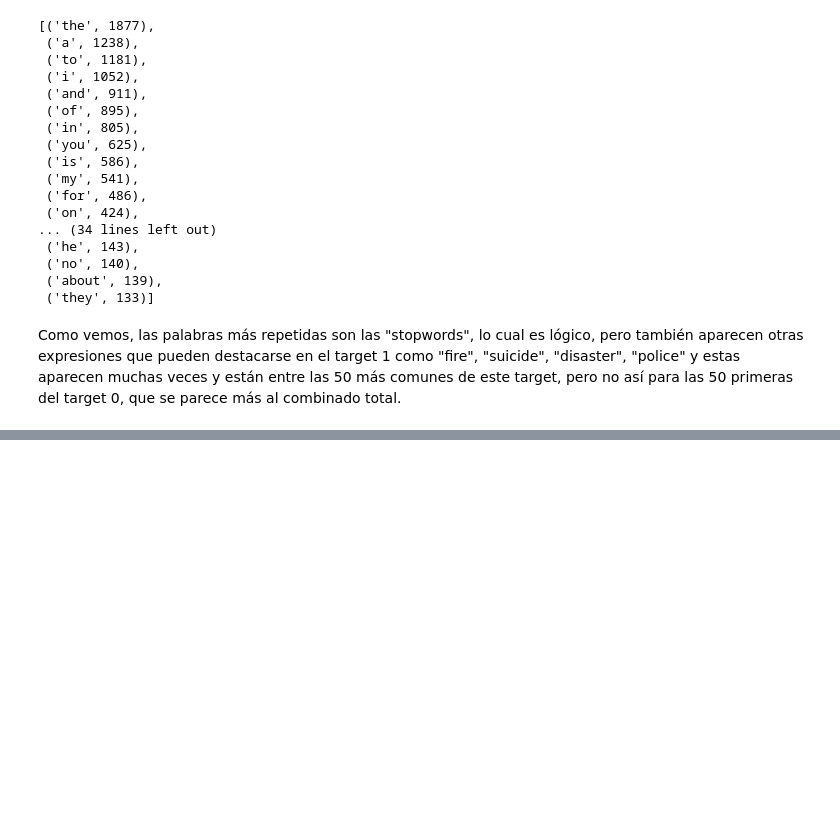
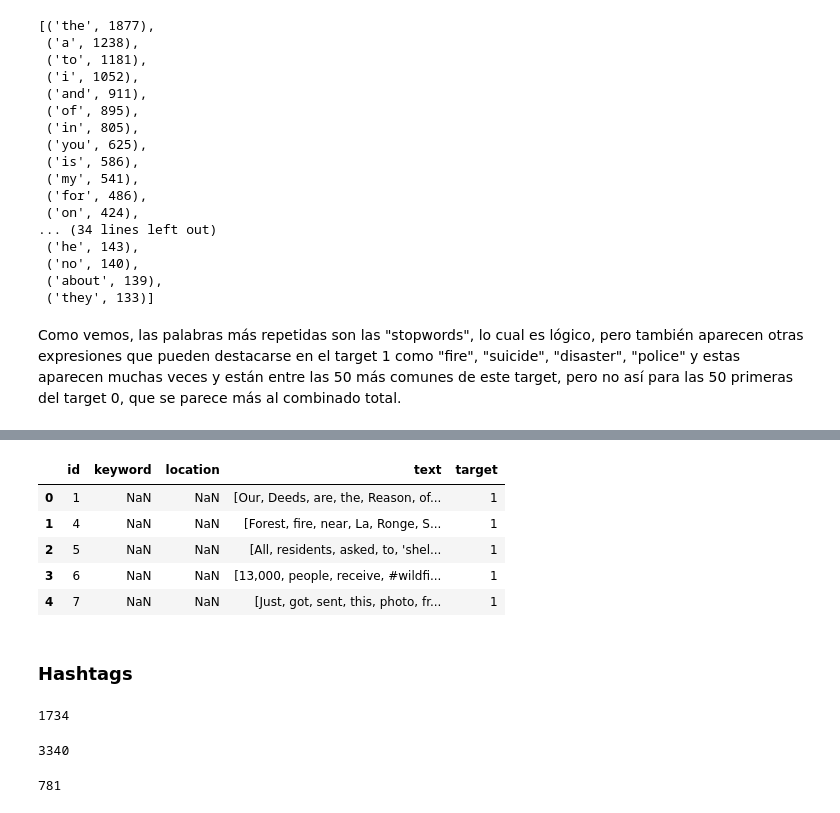
Before and after one commit to ffelfis/Orga_Datos_TPs, a Jupyter notebook: TP1/tweets.ipynb, the cells around one changed output, grey strips where cells are left out. Drawn from its saved outputs; the diff is of its cells as text; code cells hidden in the pictures; blank space fills up the shorter version.

```diff
--- a/TP1/tweets.ipynb
+++ b/TP1/tweets.ipynb
@@ -547,0 +554,12 @@ Como vemos, las palabras más repetidas son las "stopwords", lo cual es lógico,
+# %%
+df["text"] = df["text"].map(lambda x:x.split())
+df.head()
+# %% [output]
+|  | id | keyword | location | text | target |
+| 0 | 1 | NaN | NaN | [Our, Deeds, are, the, Reason, of... | 1 |
+| 1 | 4 | NaN | NaN | [Forest, fire, near, La, Ronge, S... | 1 |
+| 2 | 5 | NaN | NaN | [All, residents, asked, to, 'shel... | 1 |
+| 3 | 6 | NaN | NaN | [13,000, people, receive, #wildfi... | 1 |
+| 4 | 7 | NaN | NaN | [Just, got, sent, this, photo, fr... | 1 |
+# %% [markdown]
+### Hashtags
@@ -547,0 +575,15 @@ Como vemos, las palabras más repetidas son las "stopwords", lo cual es lógico,
+# %%
+#Número total de tweets con hashtags
+df["nro_hashtags_en_tweet"].map(lambda x: 1 if x>0 else 0).sum()
+# %% [output]
+1734
+# %%
+#Número total de hashtags
+df["nro_hashtags_en_tweet"].sum()
+# %% [output]
+3340
+# %%
+#Cantidad de tweets con más de un hashtag
+df["nro_hashtags_en_tweet"].map(lambda x: True if x>1 else False).sum()
+# %% [output]
+781
```
Also changed, not shown: parts of 29 cells of this notebook.
